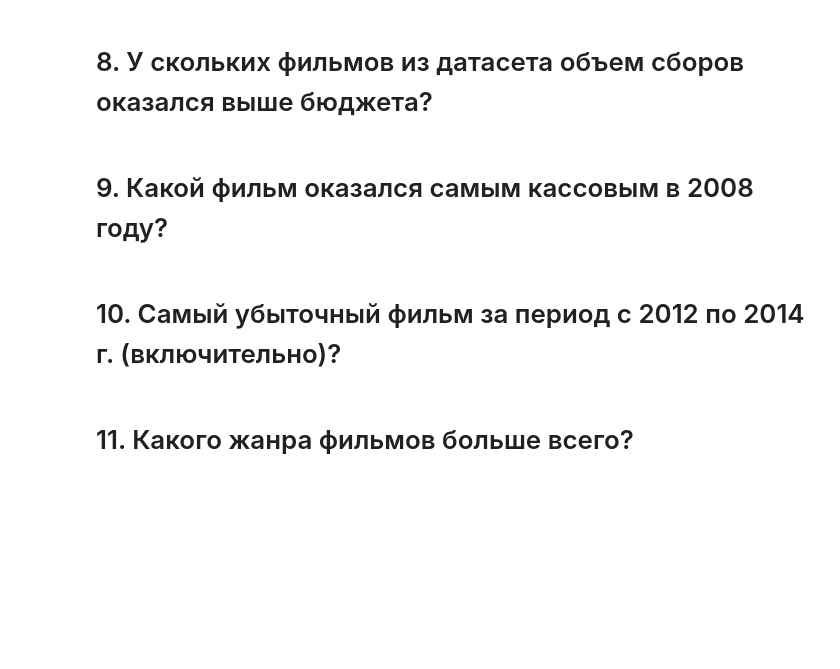
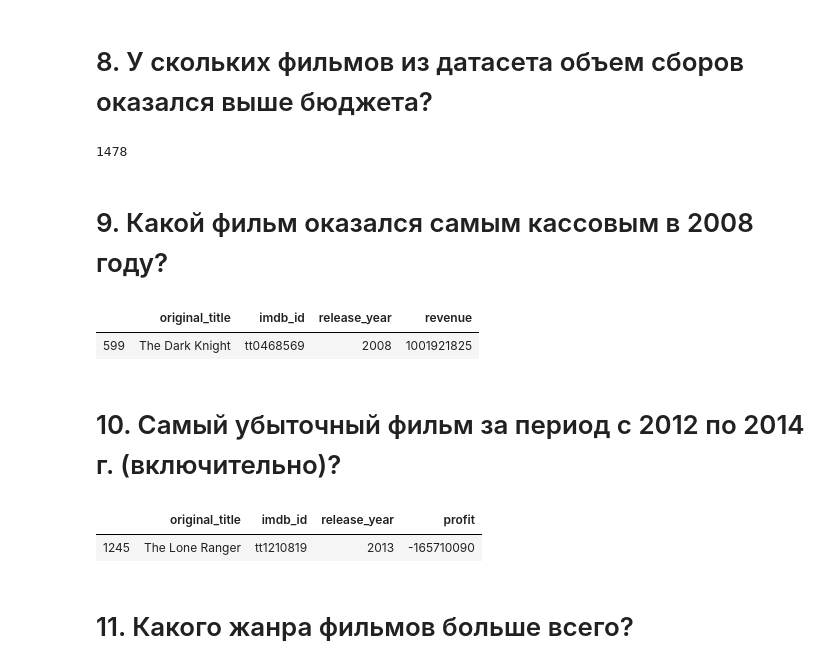
Before and after one commit to sashakang/skillfactory_rds, a Jupyter notebook: Movies_IMBD_v4.1_TEMPLATE.ipynb, the cells around one changed output. Cells and saved outputs as stored; diff of their text form; code cells hidden in the pictures; blank space fills up the shorter version.

Commit message:
Release version of the test answers on PROJECT-1
Also source data included

```diff
--- a/Movies_IMBD_v4.1_TEMPLATE.ipynb
+++ b/Movies_IMBD_v4.1_TEMPLATE.ipynb
@@ -73,4 +94,6 @@ data[data.profit == min(data.profit)][['original_title', 'imdb_id', 'profit']]
 # %% [markdown]
 # 8. У скольких фильмов из датасета объем сборов оказался выше бюджета?
 # %%
-len(data[data.profit > 0][['original_title', 'imdb_id']])
+len(data[data.profit > 0])
+# %% [output]
+1478
@@ -78,4 +103,8 @@ len(data[data.profit > 0][['original_title', 'imdb_id']])
 # 9. Какой фильм оказался самым кассовым в 2008 году?
 # %%
 list2008 = data[data.release_year == 2008]
-list2008[list2008.revenue == max(list2008.revenue)][['original_title', 'imdb_id', 'release_year', 'revenue']]
+list2008[list2008.revenue == max(list2008.revenue)][
+    ['original_title', 'imdb_id', 'release_year', 'revenue']]
+# %% [output]
+|  | original_title | imdb_id | release_year | revenue |
+| 599 | The Dark Knight | tt0468569 | 2008 | 1001921825 |
@@ -82,5 +113,9 @@ list2008[list2008.revenue == max(list2008.revenue)][['original_title', 'imdb_id'
 # %% [markdown]
 # 10. Самый убыточный фильм за период с 2012 по 2014 г. (включительно)?
 # %%
-worst = data[data.release_year.isin(range(2012, 2015))][['original_title', 'imdb_id', 'release_year', 'profit']]
+worst = data[data.release_year.isin(range(2012, 2015))][
+    ['original_title', 'imdb_id', 'release_year', 'profit']]
 worst[worst.profit == min(worst.profit)]
+# %% [output]
+|  | original_title | imdb_id | release_year | profit |
+| 1245 | The Lone Ranger | tt1210819 | 2013 | -165710090 |
```
Also changed, not shown: parts of 72 cells of this notebook, 1 other file.
